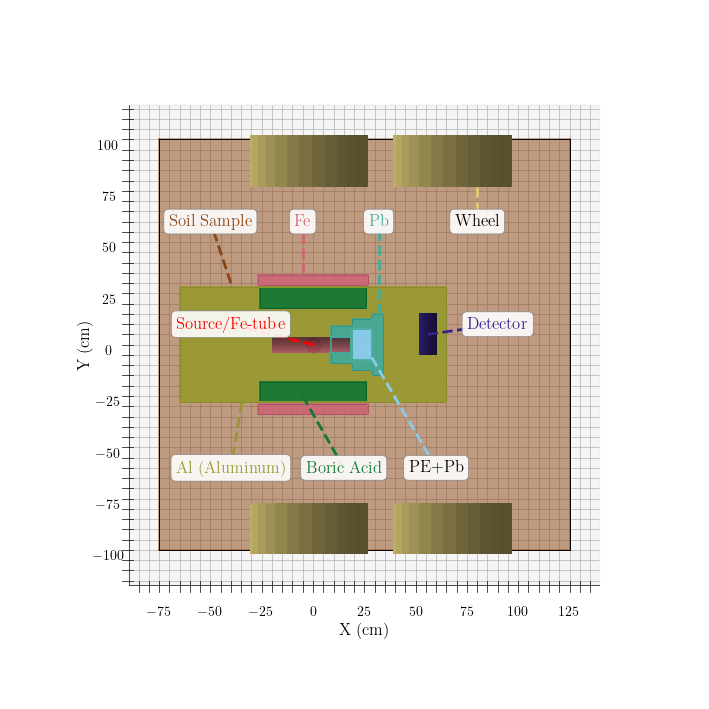
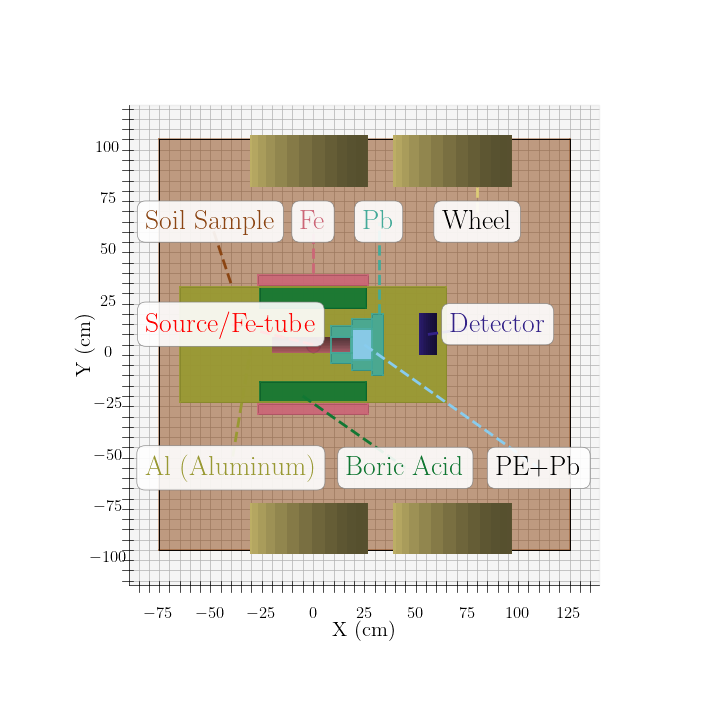
Code edit (unified diff) that turned the first committed figure into the second:
--- before
+++ after
@@ -64,9 +64,9 @@
 ax.plot([-30, -40], [0, -60], [10, 0], color=al_color, linewidth=2, linestyle='--', zorder=1e9)
 
-ax.text(-5, 60, -10, 'Fe', color=fe_color, bbox=bbbbbox, ha='center', va='center', zorder=1e10)
-ax.plot([-5, -5], [35, 60], [0, -10], color=fe_color, linewidth=2, linestyle='--', zorder=1e9)
+ax.text(0, 60, -15, 'Fe', color=fe_color, bbox=bbbbbox, ha='center', va='center', zorder=1e10)
+ax.plot([0, 0], [35, 60], [0, -15], color=fe_color, linewidth=2, linestyle='--', zorder=1e9)
 
-ax.text(15, -60, -10, 'Boric Acid', color=ba_color, bbox=bbbbbox, ha='center', va='center', zorder=1e10)
-ax.plot([-5, 15], [-25, -60], [0, -10], color=ba_color, linewidth=2, linestyle='--', zorder=1e9)
+ax.text(45, -60, -10, 'Boric Acid', color=ba_color, bbox=bbbbbox, ha='center', va='center', zorder=1e10)
+ax.plot([-5, 45], [-25, -60], [0, -10], color=ba_color, linewidth=2, linestyle='--', zorder=1e9)
 
 ax.text(32, 60, 20, 'Pb', color=lead_color, bbox=bbbbbox, ha='center', va='center', zorder=1e10)
@@ -74,9 +74,9 @@
 
 ax.text(
-    60, -60, 30, 'PE+Pb', 
+    110, -60, 30, 'PE+Pb', 
     # color=shield_color, 
     color='black', 
     bbox=bbbbbox, ha='center', va='center', zorder=1e10)
-ax.plot([25, 60], [0, -60], [0, 20], color=shield_color, linewidth=2, linestyle='--', zorder=1e9)
+ax.plot([25, 110], [0, -60], [0, 20], color=shield_color, linewidth=2, linestyle='--', zorder=1e9)
 
 ax.set_zticklabels([])
@@ -88,4 +88,4 @@
 # ax.legend(handles=legend_elements, loc='upper left', bbox_to_anchor=(1, .7), borderaxespad=0., frameon=True)
 
-plt.savefig('../Figures/Simulation/top.png', dpi=300, bbox_inches='tight')
+plt.savefig(f'{figure_folder}top.png', dpi=300, bbox_inches='tight')
 plt.show()

Commit: backup about to change figures